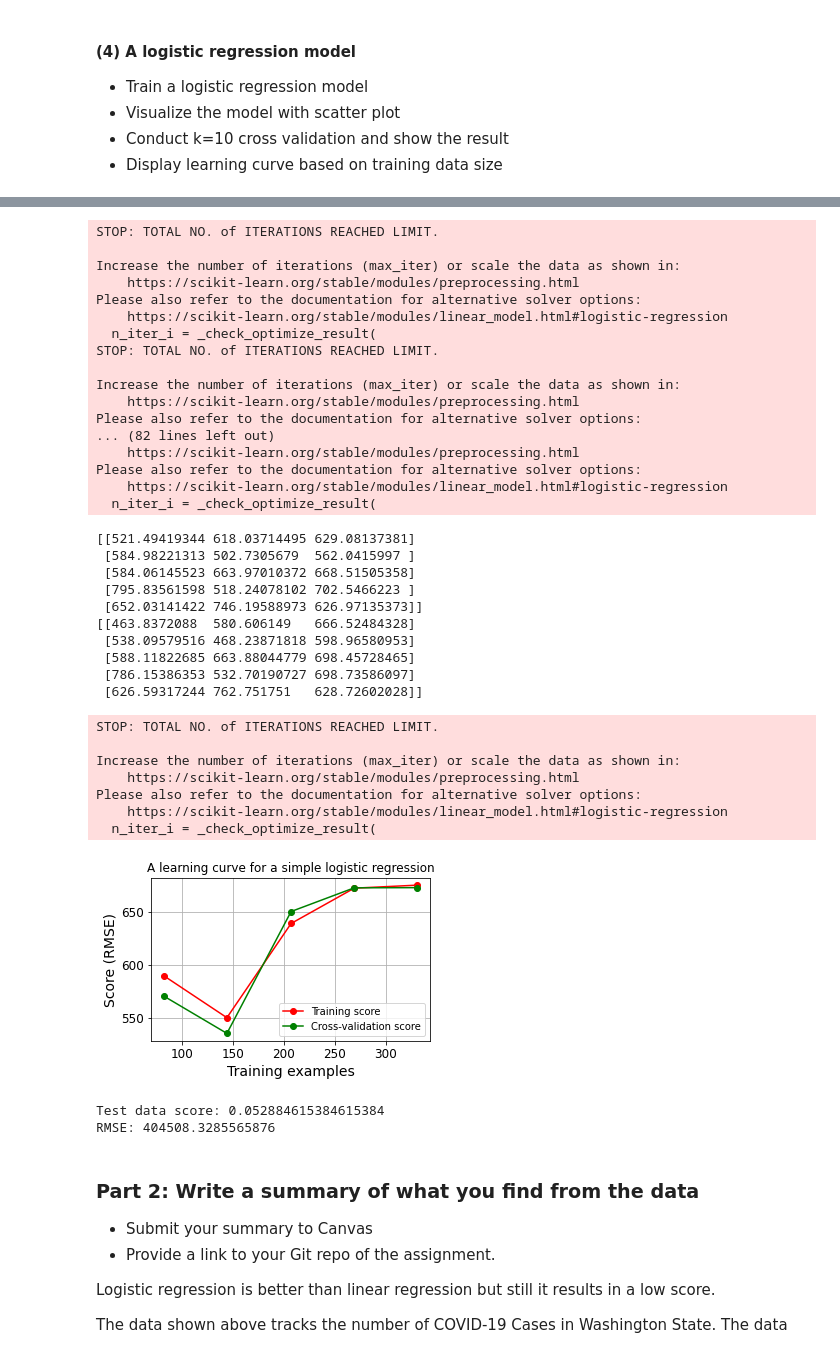
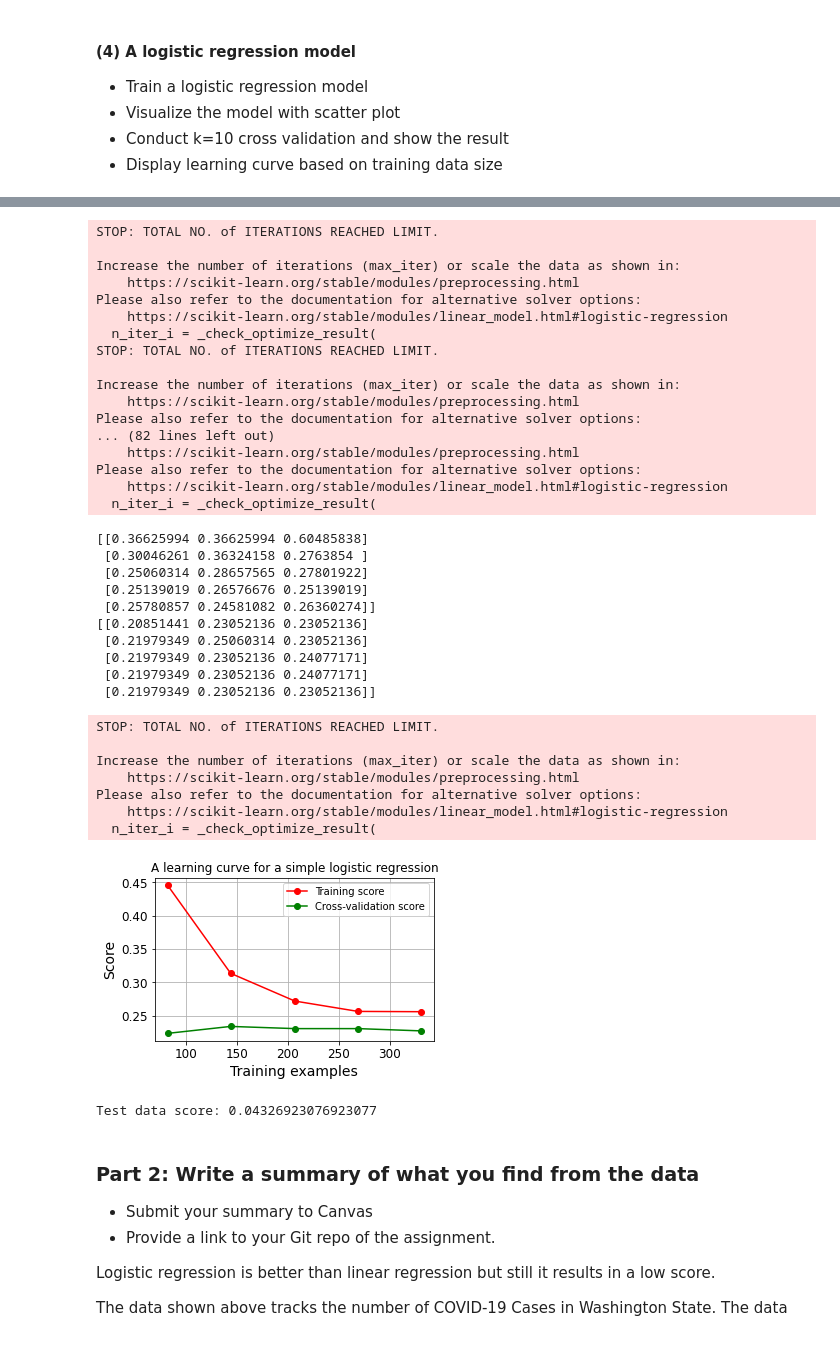
Before and after one commit to RileyCullen/CPSC4310, a Jupyter notebook: ME5/simpleLinearRegression.ipynb, the cells around one changed output, grey strips where cells are left out. Drawn from its saved outputs; the diff is of its cells as text; code cells hidden in the pictures.

Commit message:
Classification metrics for logistic regression updated

```diff
--- a/ME5/simpleLinearRegression.ipynb
+++ b/ME5/simpleLinearRegression.ipynb
@@ -941,7 +951,7 @@ train_sizes = np.linspace(0.2, 0.8, 5)
 
 train_sizes, train_mse, test_mse = learning_curve(log_reg_model, X_train, y_train.ravel(),
                                     train_sizes = train_sizes,
-                                    scoring='neg_root_mean_squared_error',
+                                    scoring='accuracy',
                                     cv=3, shuffle=True)
 
 train_scores = np.sqrt(np.abs(train_mse))
@@ -958,59 +968,55 @@ fig, ax = plt.subplots(1, 1, figsize=(5, 3))
 
 ax.set_title('A learning curve for a simple logistic regression')
 ax.set_xlabel("Training examples")
-ax.set_ylabel("Score (RMSE)")
+ax.set_ylabel("Score")
 ax.grid()
 
 ax.plot(train_sizes, train_scores_mean, 'o-', color="r", label="Training score")
 ax.plot(train_sizes, test_scores_mean, 'o-', color="g", label="Cross-validation score")
 ax.legend(loc="best")
 
 plt.show()
 # %% [output]
 STOP: TOTAL NO. of ITERATIONS REACHED LIMIT.
 
 Increase the number of iterations (max_iter) or scale the data as shown in:
     https://scikit-learn.org/stable/modules/preprocessing.html
 Please also refer to the documentation for alternative solver options:
     https://scikit-learn.org/stable/modules/linear_model.html#logistic-regression
   n_iter_i = _check_optimize_result(
 STOP: TOTAL NO. of ITERATIONS REACHED LIMIT.
 
 Increase the number of iterations (max_iter) or scale the data as shown in:
     https://scikit-learn.org/stable/modules/preprocessing.html
 Please also refer to the documentation for alternative solver options:
 ... (82 lines left out)
     https://scikit-learn.org/stable/modules/preprocessing.html
 Please also refer to the documentation for alternative solver options:
     https://scikit-learn.org/stable/modules/linear_model.html#logistic-regression
   n_iter_i = _check_optimize_result(
-[[521.49419344 618.03714495 629.08137381]
- [584.98221313 502.7305679  562.0415997 ]
- [584.06145523 663.97010372 668.51505358]
- [795.83561598 518.24078102 702.5466223 ]
- [652.03141422 746.19588973 626.97135373]]
-[[463.8372088  580.606149   666.52484328]
- [538.09579516 468.23871818 598.96580953]
- [588.11822685 663.88044779 698.45728465]
- [786.15386353 532.70190727 698.73586097]
- [626.59317244 762.751751   628.72602028]]
+[[0.36625994 0.36625994 0.60485838]
+ [0.30046261 0.36324158 0.2763854 ]
+ [0.25060314 0.28657565 0.27801922]
+ [0.25139019 0.26576676 0.25139019]
+ [0.25780857 0.24581082 0.26360274]]
+[[0.20851441 0.23052136 0.23052136]
+ [0.21979349 0.25060314 0.23052136]
+ [0.21979349 0.23052136 0.24077171]
+ [0.21979349 0.23052136 0.24077171]
+ [0.21979349 0.23052136 0.23052136]]
 STOP: TOTAL NO. of ITERATIONS REACHED LIMIT.
 
 Increase the number of iterations (max_iter) or scale the data as shown in:
     https://scikit-learn.org/stable/modules/preprocessing.html
 Please also refer to the documentation for alternative solver options:
     https://scikit-learn.org/stable/modules/linear_model.html#logistic-regression
   n_iter_i = _check_optimize_result(
-[figure, old version]
+[figure, new version]
 # %%
 # Performance on test data
 print("Test data score: " + str(log_reg_model.score(X_test, y_test.ravel())))
-
-y_pred = log_reg_model.predict(X_test)
-print("RMSE: " + str(np.sqrt(metrics.mean_squared_error(y_test, y_pred))))
 # %% [output]
-Test data score: 0.052884615384615384
-RMSE: 404508.3285565876
+Test data score: 0.04326923076923077
 # %% [markdown]
 ### Part 2: Write a summary of what you find from the data
 
```
Also changed, not shown: parts of 9 cells of this notebook.
